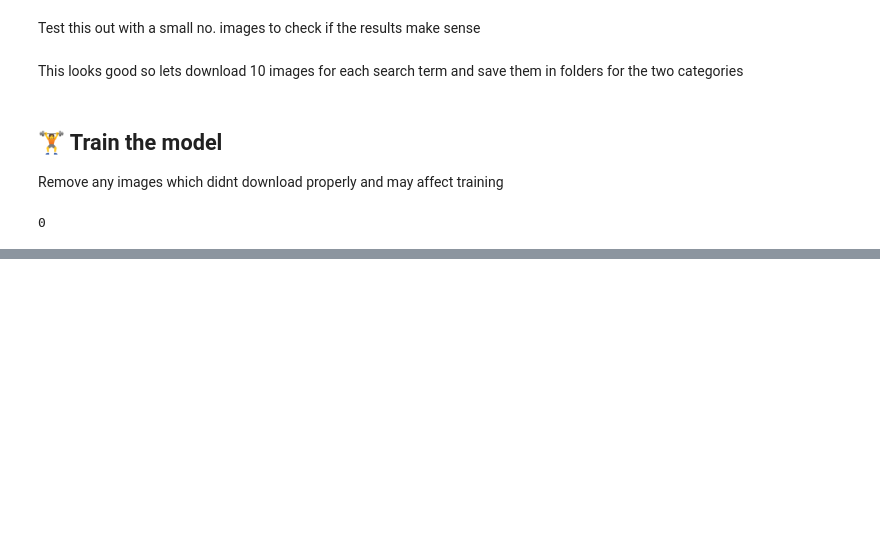
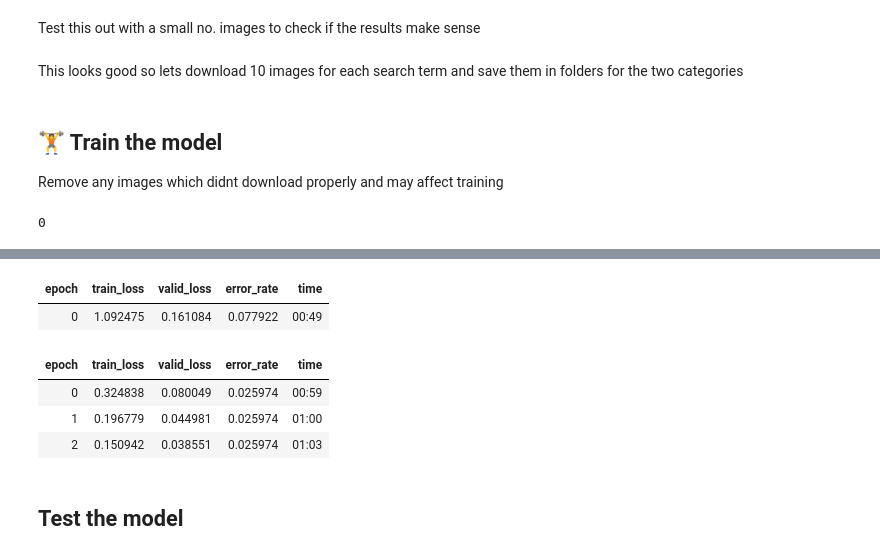
Before and after one commit to mlangsman/fastai-experiments, a Jupyter notebook: Classifier.ipynb, the cells around one changed output, grey strips where cells are left out. Saved outputs shown, nothing was run; the diff lists cells and outputs as text; code cells hidden in the pictures; blank space fills up the shorter version.

Commit message:
Adds model training and testing

```diff
--- a/Classifier.ipynb
+++ b/Classifier.ipynb
@@ -157,0 +169,12 @@ dls.show_batch(max_n=6)
+# %%
+learn = vision_learner(dls, resnet18, metrics=error_rate)
+learn.fine_tune(3)
+# %% [output]
+| epoch | train_loss | valid_loss | error_rate | time |
+| 0 | 1.092475 | 0.161084 | 0.077922 | 00:49 |
+| epoch | train_loss | valid_loss | error_rate | time |
+| 0 | 0.324838 | 0.080049 | 0.025974 | 00:59 |
+| 1 | 0.196779 | 0.044981 | 0.025974 | 01:00 |
+| 2 | 0.150942 | 0.038551 | 0.025974 | 01:03 |
+# %% [markdown]
+## Test the model
```
Also changed, not shown: parts of 7 cells of this notebook.
